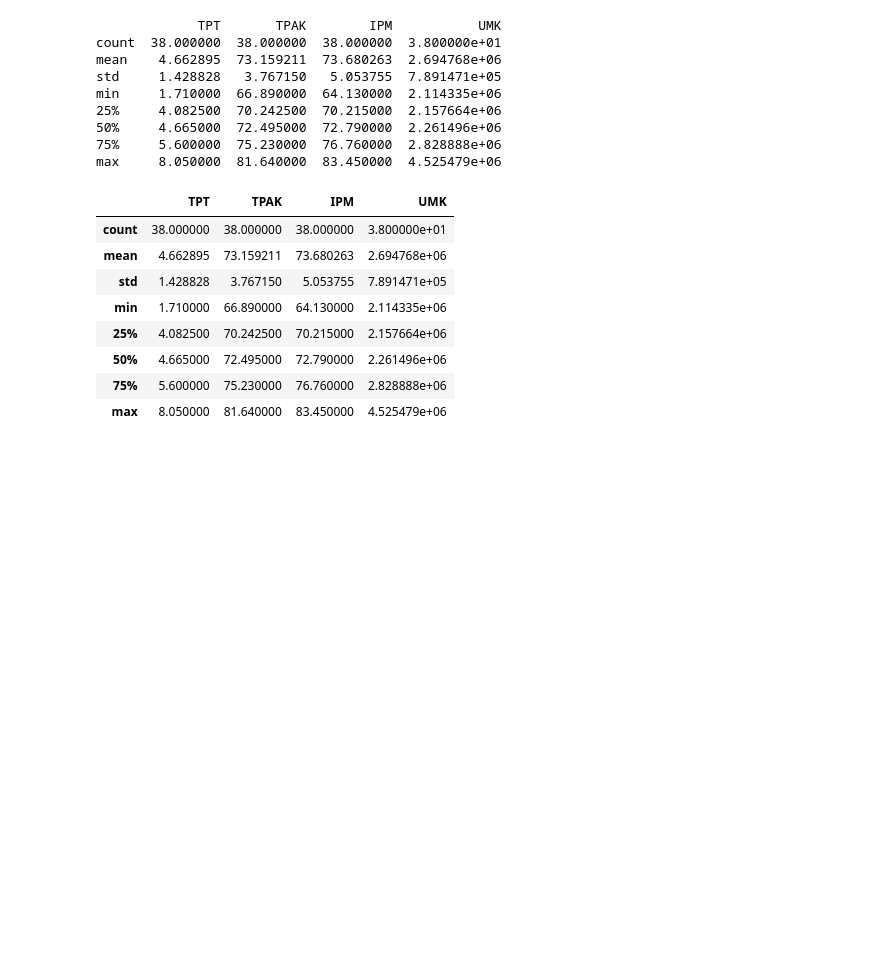
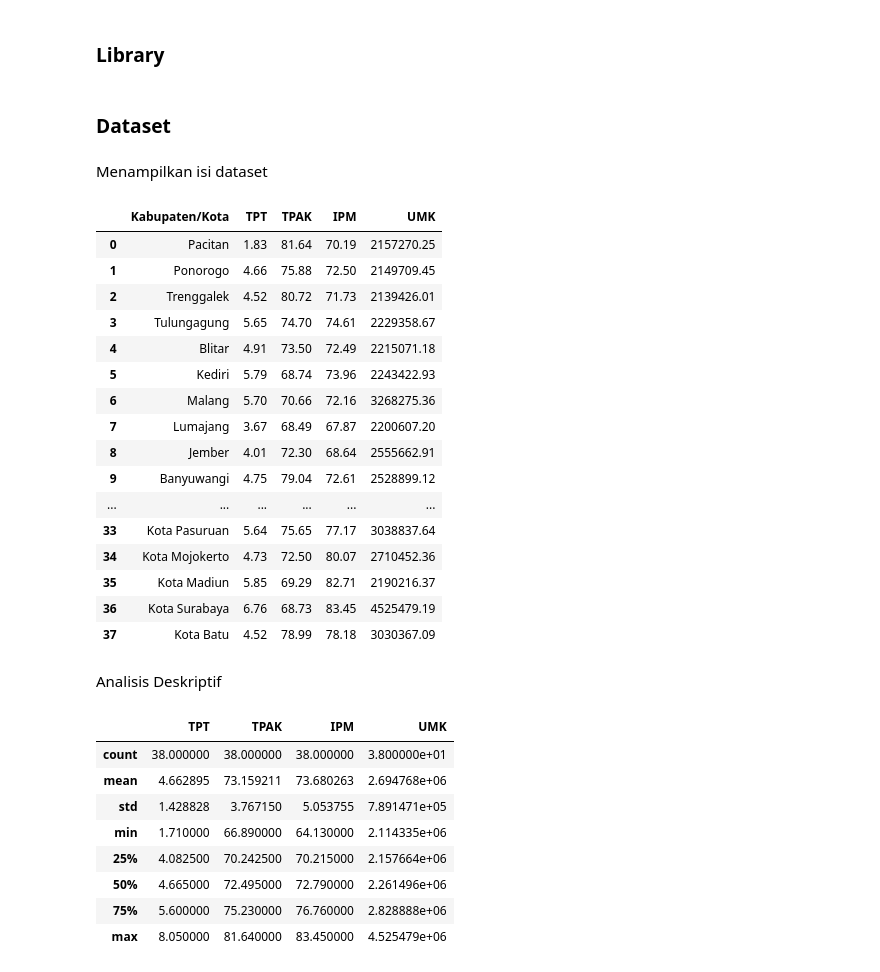
Before and after one commit to alrahmads/Probit-Unemployment-Jatim, a Jupyter notebook: Studi Kasus/Source Code.ipynb, the cells around one changed output. Drawn from its saved outputs; the diff is of its cells as text; code cells hidden in the pictures; blank space fills up the shorter version.

```diff
--- a/Studi Kasus/Source Code.ipynb
+++ b/Studi Kasus/Source Code.ipynb
@@ -1 +5,3 @@
+# %% [markdown]
+### Library
 # %%
@@ -10,20 +15,30 @@ import plotly.express as px
+# %% [markdown]
+### Dataset
+# %% [markdown]
+Menampilkan isi dataset
 # %%
-# 2. Baca dataset
 df = pd.read_excel("Dataset TPT Jatim 2023.xlsx")
-
-# Cek data awal
-print(df)
-print(df.describe())
+df
 # %% [output]
-             TPT       TPAK        IPM           UMK
-count  38.000000  38.000000  38.000000  3.800000e+01
-mean    4.662895  73.159211  73.680263  2.694768e+06
-std     1.428828   3.767150   5.053755  7.891471e+05
-min     1.710000  66.890000  64.130000  2.114335e+06
-25%     4.082500  70.242500  70.215000  2.157664e+06
-50%     4.665000  72.495000  72.790000  2.261496e+06
-75%     5.600000  75.230000  76.760000  2.828888e+06
-max     8.050000  81.640000  83.450000  4.525479e+06
+|  | Kabupaten/Kota | TPT | TPAK | IPM | UMK |
+| 0 | Pacitan | 1.83 | 81.64 | 70.19 | 2157270.25 |
+| 1 | Ponorogo | 4.66 | 75.88 | 72.50 | 2149709.45 |
+| 2 | Trenggalek | 4.52 | 80.72 | 71.73 | 2139426.01 |
+| 3 | Tulungagung | 5.65 | 74.70 | 74.61 | 2229358.67 |
+| 4 | Blitar | 4.91 | 73.50 | 72.49 | 2215071.18 |
+| 5 | Kediri | 5.79 | 68.74 | 73.96 | 2243422.93 |
+| 6 | Malang | 5.70 | 70.66 | 72.16 | 3268275.36 |
+| 7 | Lumajang | 3.67 | 68.49 | 67.87 | 2200607.20 |
+| 8 | Jember | 4.01 | 72.30 | 68.64 | 2555662.91 |
+| 9 | Banyuwangi | 4.75 | 79.04 | 72.61 | 2528899.12 |
+| ... | ... | ... | ... | ... | ... |
+| 33 | Kota Pasuruan | 5.64 | 75.65 | 77.17 | 3038837.64 |
+| 34 | Kota Mojokerto | 4.73 | 72.50 | 80.07 | 2710452.36 |
+| 35 | Kota Madiun | 5.85 | 69.29 | 82.71 | 2190216.37 |
+| 36 | Kota Surabaya | 6.76 | 68.73 | 83.45 | 4525479.19 |
+| 37 | Kota Batu | 4.52 | 78.99 | 78.18 | 3030367.09 |
+# %% [markdown]
+Analisis Deskriptif
 # %%
 df.describe()
 # %% [output]
```
Also changed, not shown: parts of 38 cells of this notebook.
